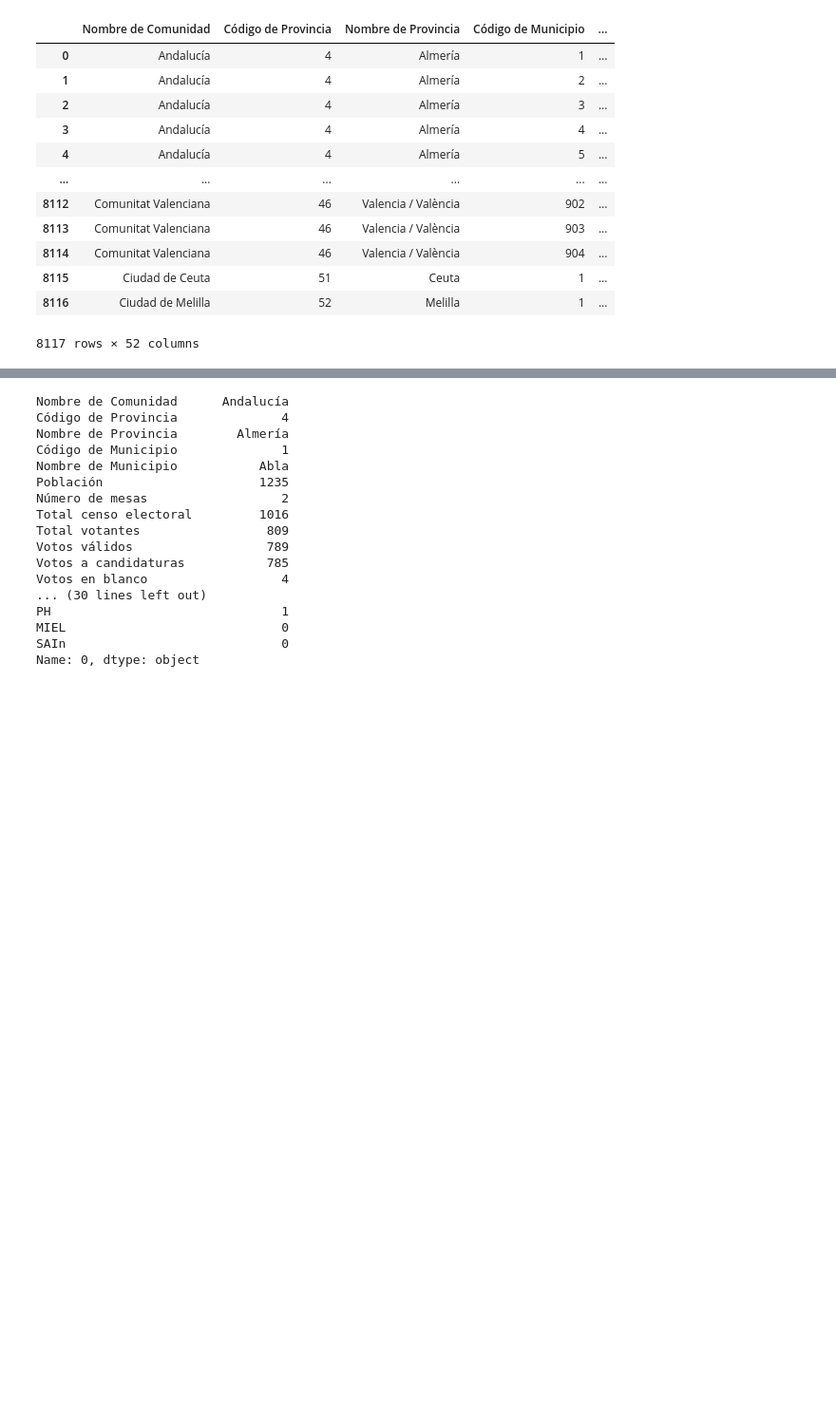
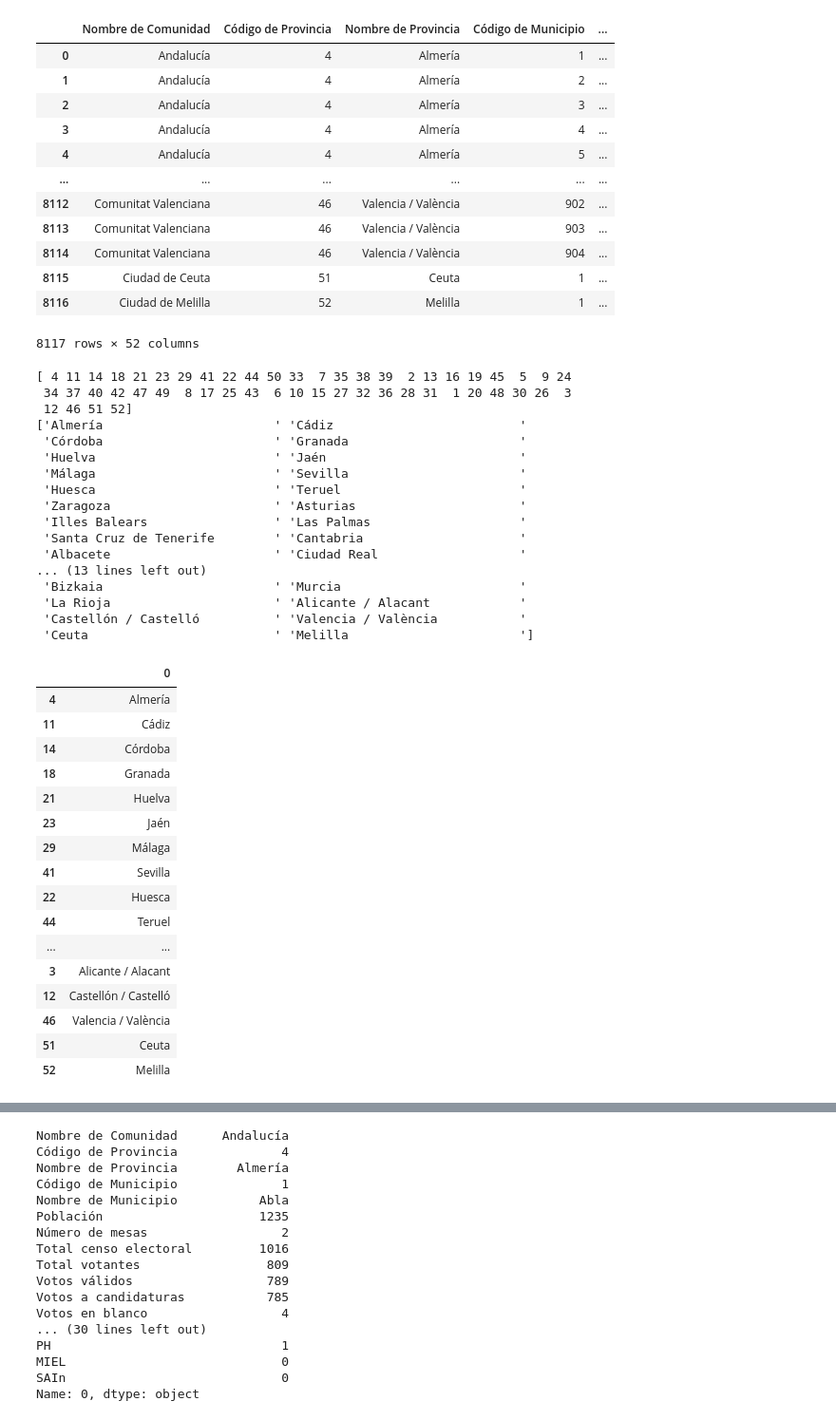
Before and after one commit to UnaiFam/PROYECTO-EUROPA, a Jupyter notebook: pruebas de csv a nacional.ipynb, the cells around one changed output, grey strips where cells are left out. Shown at 95% size. Cells and saved outputs as stored; diff of their text form; code cells hidden in the pictures; blank space fills up the shorter version.

```diff
--- a/pruebas de csv a nacional.ipynb
+++ b/pruebas de csv a nacional.ipynb
@@ -219,3 +221,47 @@ df2014
 | 8115 | Ciudad de Ceuta | 51 | Ceuta | 1 | ... |
 | 8116 | Ciudad de Melilla | 52 | Melilla | 1 | ... |
 8117 rows × 52 columns
+# %%
+print(df2014["Código de Provincia"].unique())
+
+print(df2014["Nombre de Provincia"].unique())
+
+
+
+s=pd.DataFrame(df2014["Nombre de Provincia"].unique(), index=df2014["Código de Provincia"].unique())
+s
+# %% [output]
+[ 4 11 14 18 21 23 29 41 22 44 50 33  7 35 38 39  2 13 16 19 45  5  9 24
+ 34 37 40 42 47 49  8 17 25 43  6 10 15 27 32 36 28 31  1 20 48 30 26  3
+ 12 46 51 52]
+['Almería                       ' 'Cádiz                         '
+ 'Córdoba                       ' 'Granada                       '
+ 'Huelva                        ' 'Jaén                          '
+ 'Málaga                        ' 'Sevilla                       '
+ 'Huesca                        ' 'Teruel                        '
+ 'Zaragoza                      ' 'Asturias                      '
+ 'Illes Balears                 ' 'Las Palmas                    '
+ 'Santa Cruz de Tenerife        ' 'Cantabria                     '
+ 'Albacete                      ' 'Ciudad Real                   '
+... (13 lines left out)
+ 'Bizkaia                       ' 'Murcia                        '
+ 'La Rioja                      ' 'Alicante / Alacant            '
+ 'Castellón / Castelló          ' 'Valencia / València           '
+ 'Ceuta                         ' 'Melilla                       ']
+|  | 0 |
+| 4 | Almería |
+| 11 | Cádiz |
+| 14 | Córdoba |
+| 18 | Granada |
+| 21 | Huelva |
+| 23 | Jaén |
+| 29 | Málaga |
+| 41 | Sevilla |
+| 22 | Huesca |
+| 44 | Teruel |
+| ... | ... |
+| 3 | Alicante / Alacant |
+| 12 | Castellón / Castelló |
+| 46 | Valencia / València |
+| 51 | Ceuta |
+| 52 | Melilla |
```
Also changed, not shown: parts of 5 cells of this notebook.
